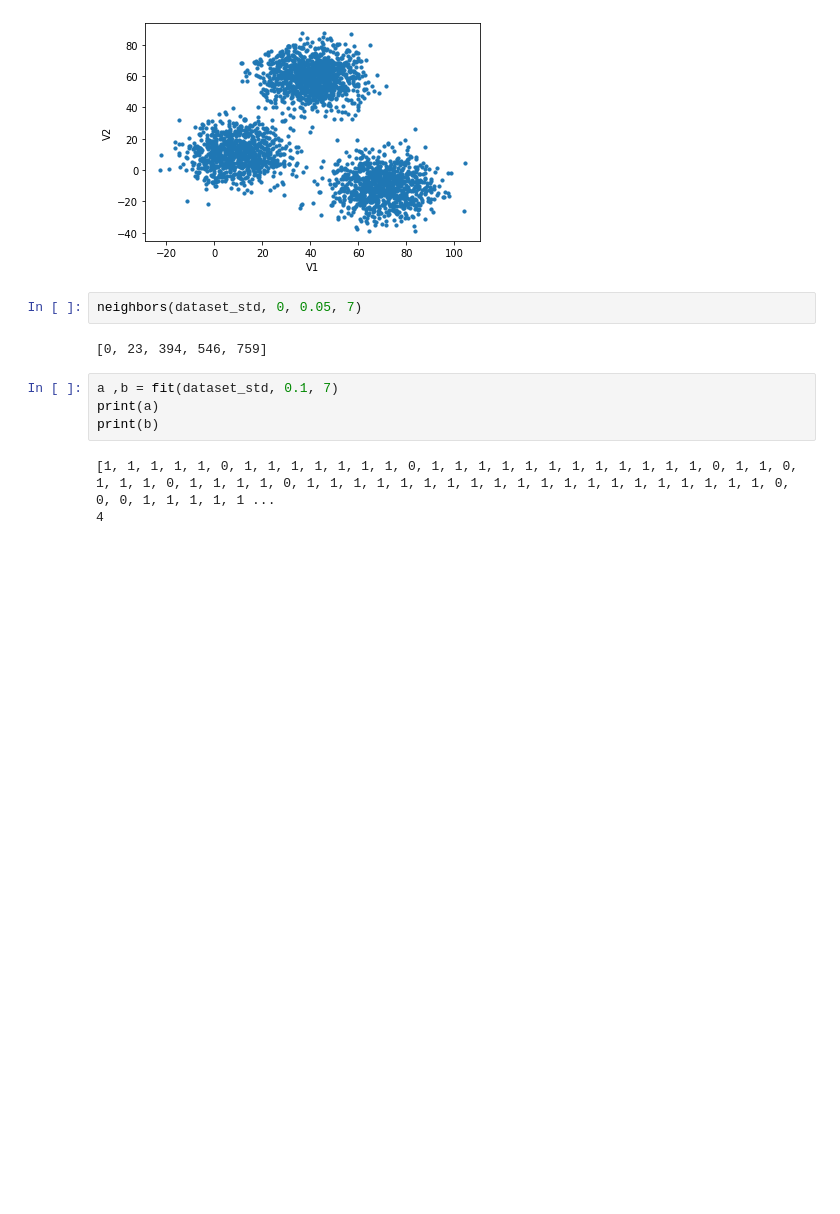
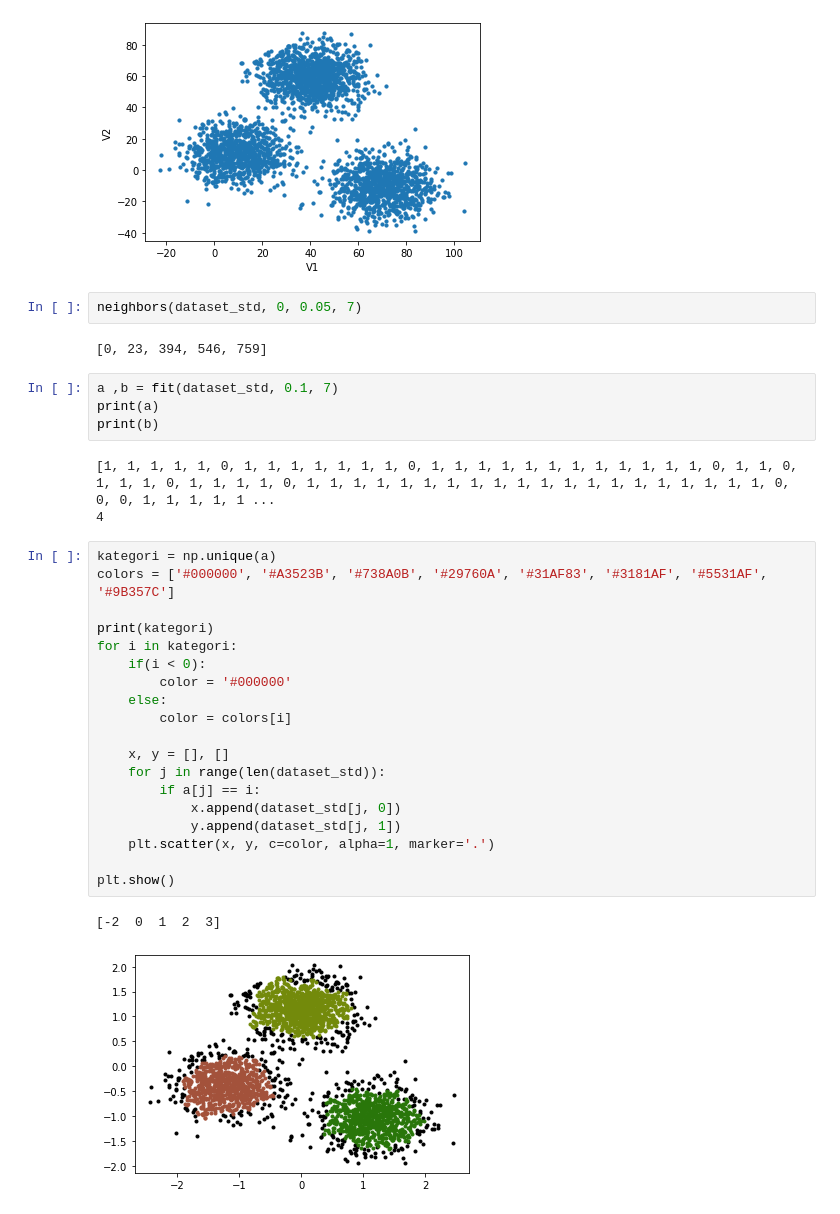
Before and after one commit to rayendito/unsupervised_from_scratch, a Jupyter notebook: main.ipynb, the cells around one changed output. Cells and saved outputs as stored; diff of their text form; blank space fills up the shorter version.

Commit message:
plotting hihi, belom dirapiin

```diff
--- a/main.ipynb
+++ b/main.ipynb
@@ -32,3 +34,25 @@ print(b)
 # %% [output]
 [1, 1, 1, 1, 1, 0, 1, 1, 1, 1, 1, 1, 1, 0, 1, 1, 1, 1, 1, 1, 1, 1, 1, 1, 1, 1, 0, 1, 1, 0, 1, 1, 1, 0, 1, 1, 1, 1, 0, 1, 1, 1, 1, 1, 1, 1, 1, 1, 1, 1, 1, 1, 1, 1, 1, 1, 1, 1, 1, 0, 0, 0, 1, 1, 1, 1, 1 ...
 4
+# %%
+kategori = np.unique(a)
+colors = ['#000000', '#A3523B', '#738A0B', '#29760A', '#31AF83', '#3181AF', '#5531AF', '#9B357C']
+
+print(kategori)
+for i in kategori:
+    if(i < 0):
+        color = '#000000'
+    else:
+        color = colors[i]
+
+    x, y = [], []
+    for j in range(len(dataset_std)):
+        if a[j] == i:
+            x.append(dataset_std[j, 0])
+            y.append(dataset_std[j, 1])
+    plt.scatter(x, y, c=color, alpha=1, marker='.')
+
+plt.show()
+# %% [output]
+[-2  0  1  2  3]
+[figure, added]
```
Also changed, not shown: parts of 1 cell of this notebook.
